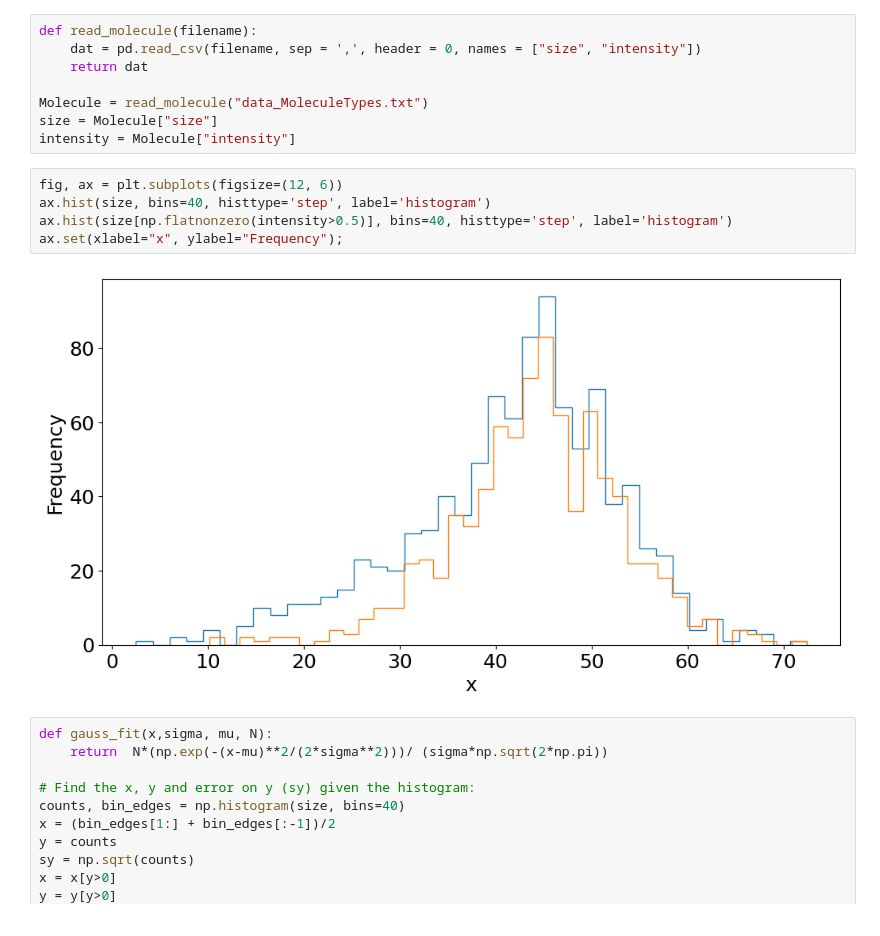
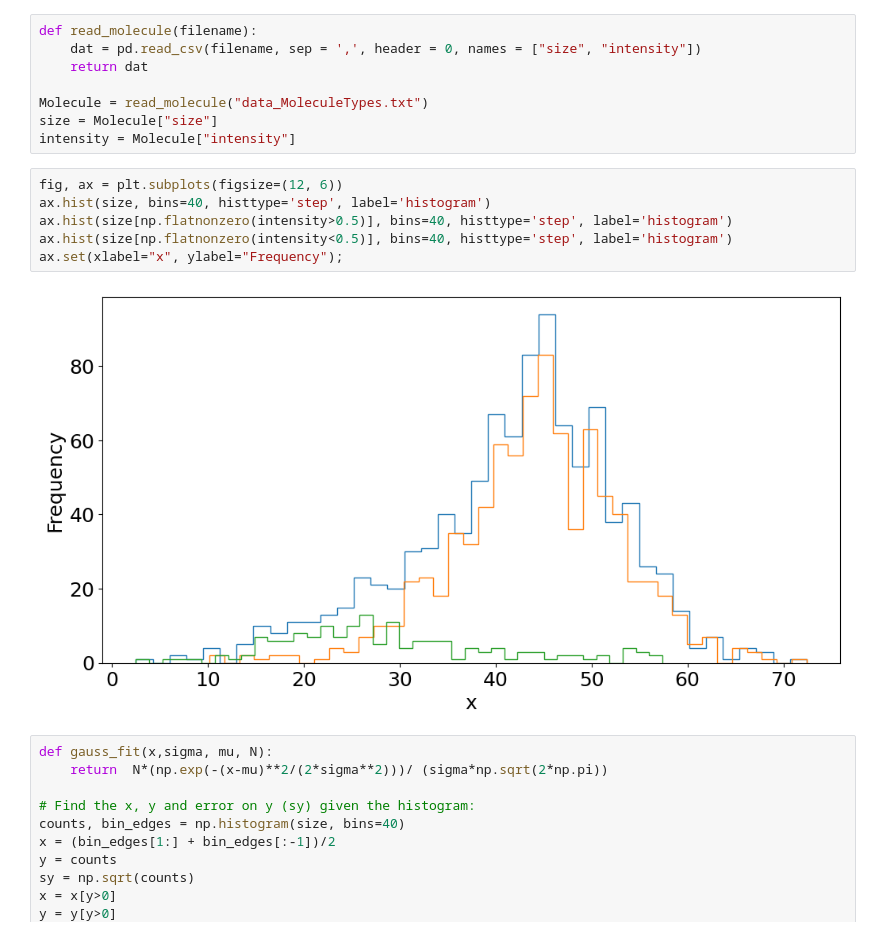
Before and after one commit to akjoelhede/Appstatgang_tornado, a Jupyter notebook: Anders_problemset/problem_set_anders.ipynb, the cells around one changed output. Drawn from its saved outputs; the diff is of its cells as text.

```diff
--- a/Anders_problemset/problem_set_anders.ipynb
+++ b/Anders_problemset/problem_set_anders.ipynb
@@ -203,10 +287,11 @@ intensity = Molecule["intensity"]
 # %%
 fig, ax = plt.subplots(figsize=(12, 6))
 ax.hist(size, bins=40, histtype='step', label='histogram')
 ax.hist(size[np.flatnonzero(intensity>0.5)], bins=40, histtype='step', label='histogram')
+ax.hist(size[np.flatnonzero(intensity<0.5)], bins=40, histtype='step', label='histogram')
 ax.set(xlabel="x", ylabel="Frequency");
 # %% [output]
-[figure, old version]
+[figure, new version]
 # %%
 def gauss_fit(x,sigma, mu, N):
     return  N*(np.exp(-(x-mu)**2/(2*sigma**2)))/ (sigma*np.sqrt(2*np.pi))
```
Also changed, not shown: parts of 39 cells of this notebook.
